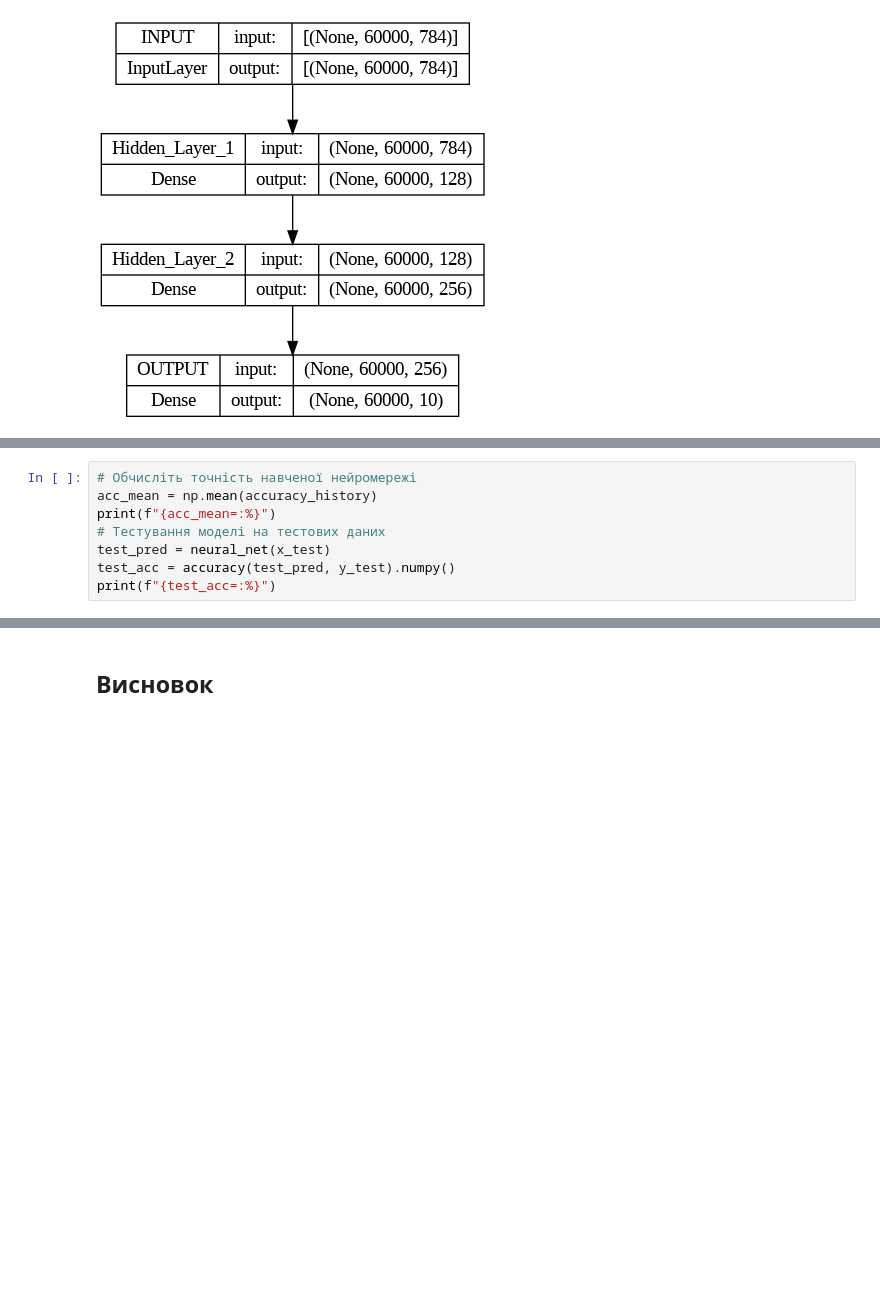
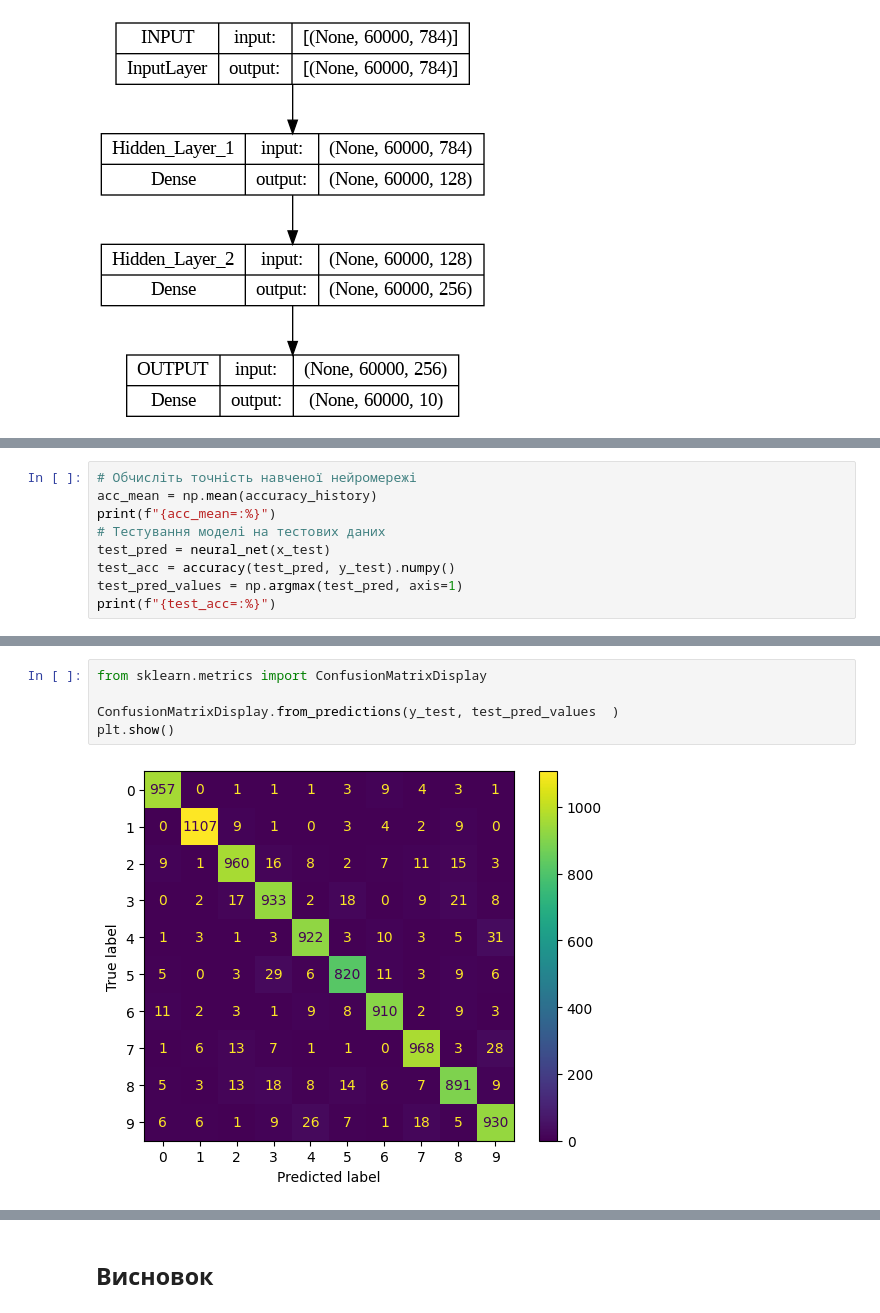
Before and after one commit to lexxai/goit_python_ds_hw_08, a Jupyter notebook: goit_python_ds_hw_08.ipynb, the cells around one changed output, grey strips where cells are left out. Drawn from its saved outputs; the diff is of its cells as text; blank space fills up the shorter version.

```diff
--- a/goit_python_ds_hw_08.ipynb
+++ b/goit_python_ds_hw_08.ipynb
@@ -303,5 +313,6 @@ print(f"{acc_mean=:%}")
 # Тестування моделі на тестових даних
 test_pred = neural_net(x_test)
 test_acc = accuracy(test_pred, y_test).numpy()
+test_pred_values = np.argmax(test_pred, axis=1)
 print(f"{test_acc=:%}")
 # %% [output]
@@ -346,0 +396,7 @@ accuraccy : 80.00%
+# %%
+from sklearn.metrics import ConfusionMatrixDisplay
+
+ConfusionMatrixDisplay.from_predictions(y_test, test_pred_values  )
+plt.show()
+# %% [output]
+[figure, added]
```
Also changed, not shown: parts of 20 cells of this notebook.
